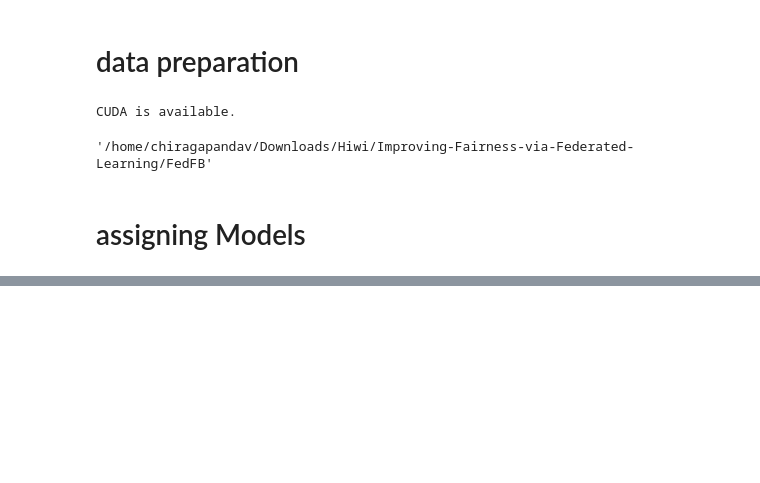
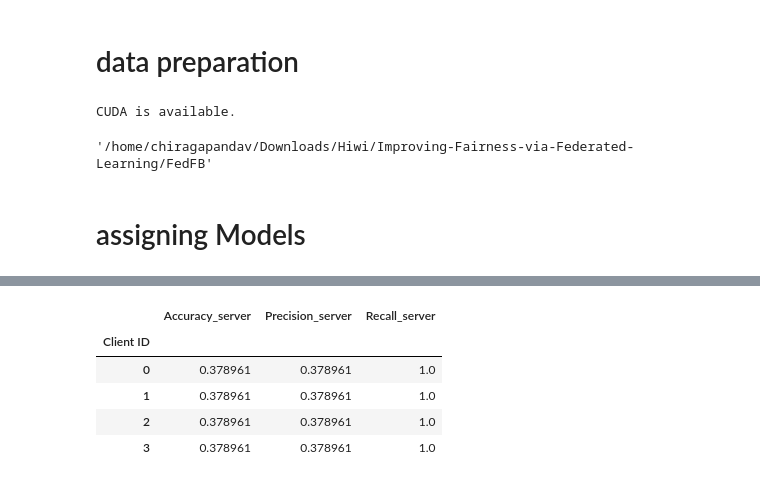
Before and after one commit to chiragpandav/fairfed_subG, a Jupyter notebook: FairFed_modified.ipynb, the cells around one changed output, grey strips where cells are left out. Cells and saved outputs as stored; diff of their text form; code cells hidden in the pictures; blank space fills up the shorter version.

```diff
--- a/FairFed_modified.ipynb
+++ b/FairFed_modified.ipynb
@@ -608,0 +633,19 @@ for metric in metrics:
+# %%
+import pandas as pd
+import matplotlib.pyplot as plt
+
+# Group by 'Client ID' and calculate the mean
+averages = server_data.groupby('Client ID').mean()
+
+# Take the mean of all 'Client ID' values and assign a label
+average_round1 = averages.mean(axis=0)
+average_round2 = averages.mean(axis=0)
+# %%
+averages
+# %% [output]
+|  | Accuracy_server | Precision_server | Recall_server |
+| Client ID |  |  |  |
+| 0 | 0.378961 | 0.378961 | 1.0 |
+| 1 | 0.378961 | 0.378961 | 1.0 |
+| 2 | 0.378961 | 0.378961 | 1.0 |
+| 3 | 0.378961 | 0.378961 | 1.0 |
```
Also changed, not shown: parts of 12 cells of this notebook.
